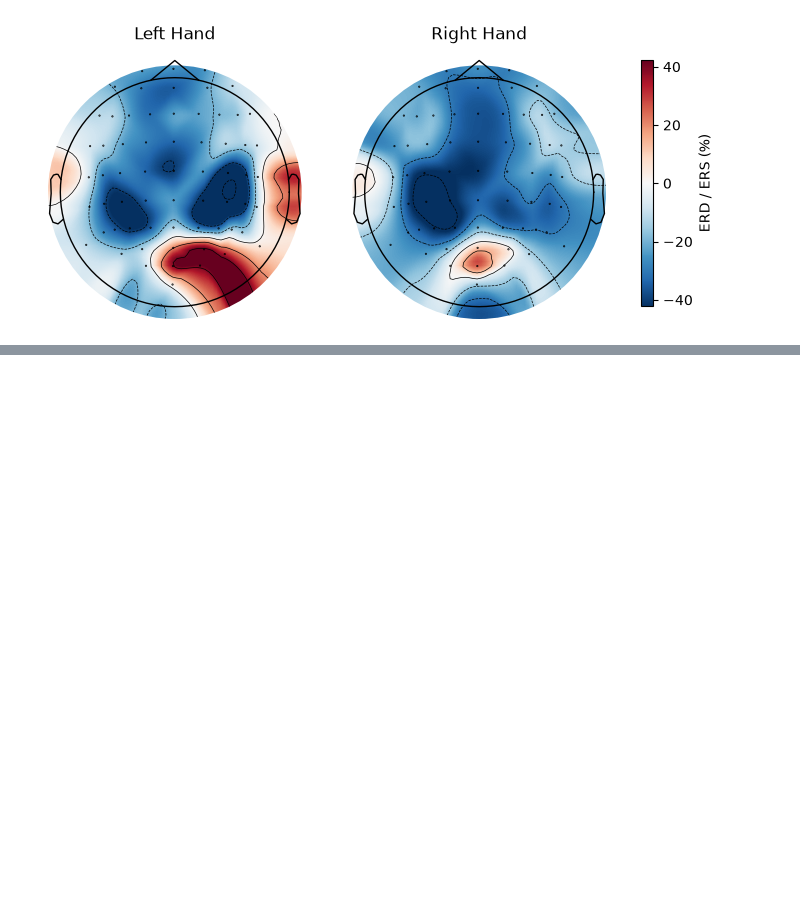
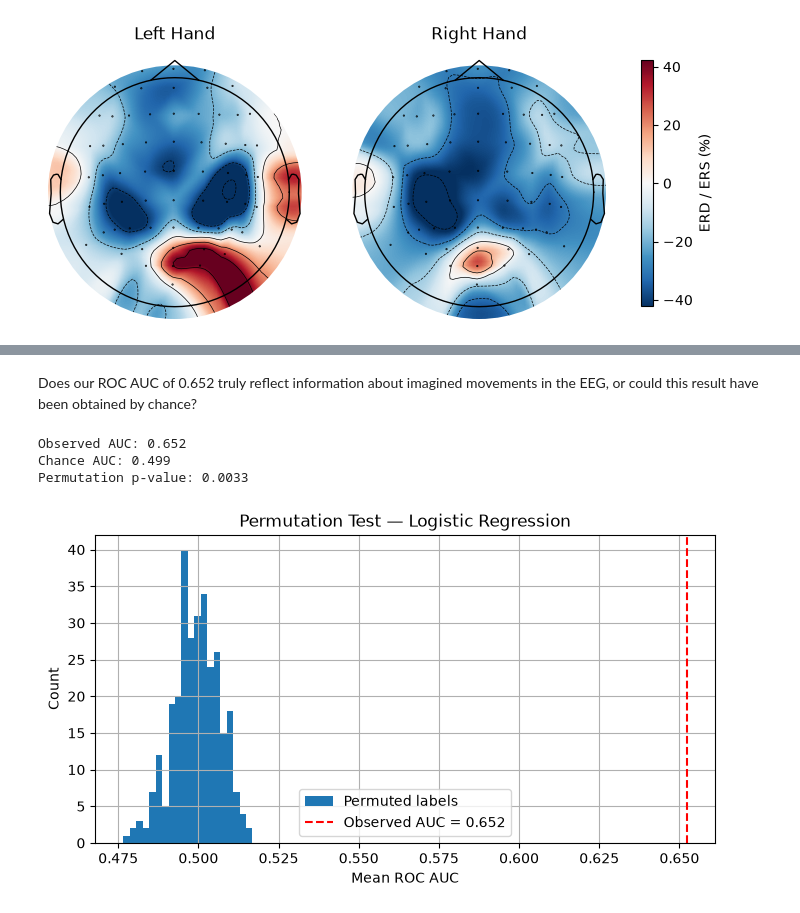
Before and after one commit to alarxx/BCI_Midterm_Project, a Jupyter notebook: project.ipynb, the cells around one changed output, grey strips where cells are left out. Drawn from its saved outputs; the diff is of its cells as text; code cells hidden in the pictures; blank space fills up the shorter version.

```diff
--- a/project.ipynb
+++ b/project.ipynb
@@ -913,0 +1179,34 @@ Effective window size : 1.000 (s)
+# %% [markdown]
+Does our ROC AUC of 0.652 truly reflect information about imagined movements in the EEG, or could this result have been obtained by chance?
+# %%
+from sklearn.model_selection import permutation_test_score
+
+score, null_scores, p = permutation_test_score(
+    models["Logistic Regression"],
+    X_all, y_all,
+    groups=groups,
+    cv=cv,
+    scoring="roc_auc",
+    n_permutations=300,
+    random_state=42,
+    n_jobs=-1
+)
+
+print(f"Observed AUC: {score:.3f}")
+print(f"Chance AUC: {null_scores.mean():.3f}")
+print(f"Permutation p-value: {p:.4f}")
+
+plt.figure(figsize=(8, 4))
+plt.hist(null_scores, bins=20, label="Permuted labels")
+plt.axvline(score, color="red", linestyle="--", label=f"Observed AUC = {score:.3f}")
+plt.xlabel("Mean ROC AUC")
+plt.ylabel("Count")
+plt.title("Permutation Test — Logistic Regression")
+plt.legend()
+plt.grid()
+plt.show()
+# %% [output]
+Observed AUC: 0.652
+Chance AUC: 0.499
+Permutation p-value: 0.0033
+[figure, added]
```
Also changed, not shown: parts of 9 cells of this notebook.
